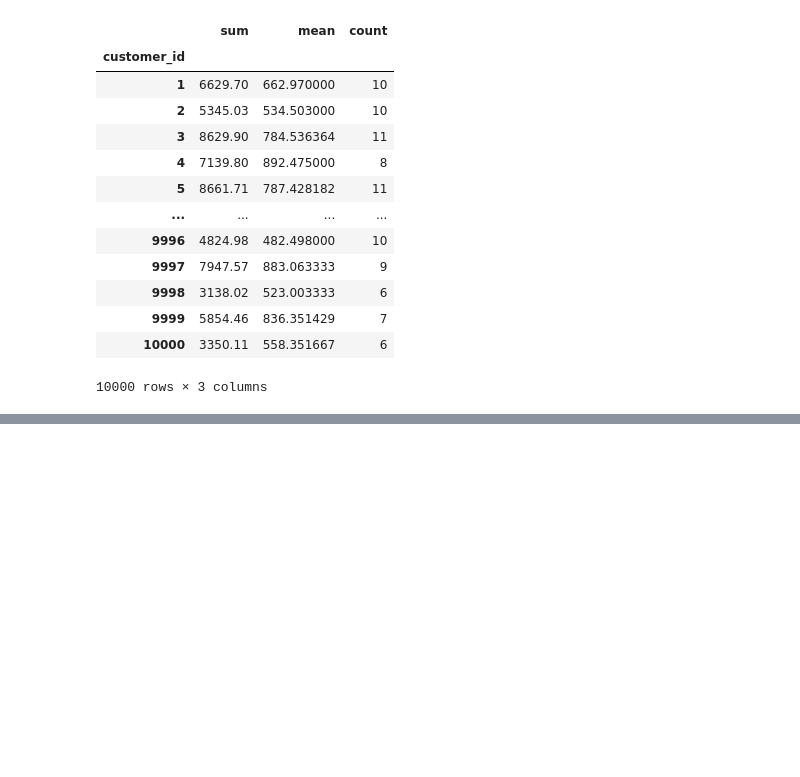
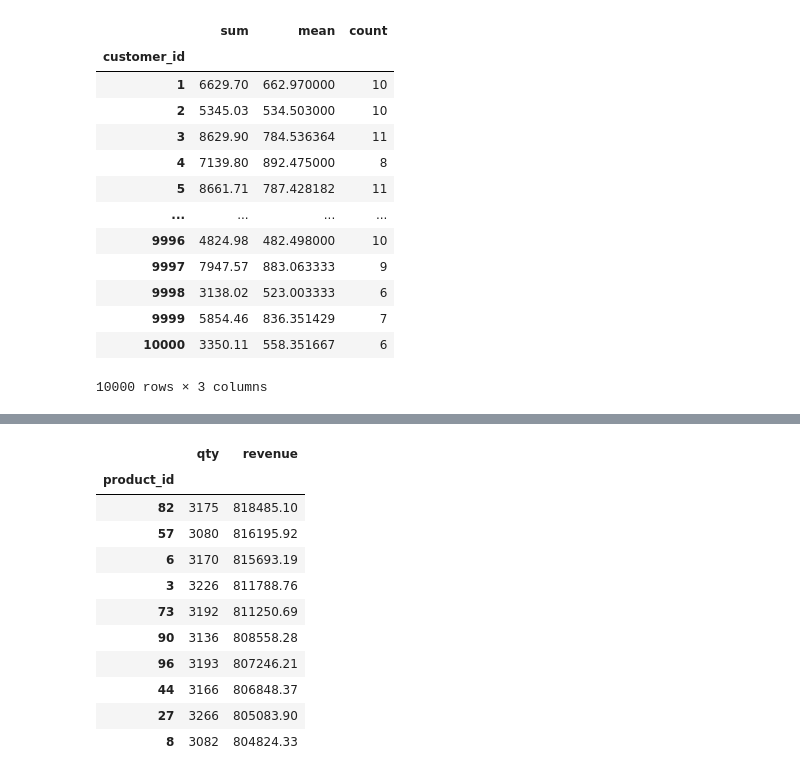
Before and after one commit to Abhishekkange/Machine-Learning, a Jupyter notebook: Numpy/numpy_project.ipynb, the cells around one changed output, grey strips where cells are left out. Cells and saved outputs as stored; diff of their text form; code cells hidden in the pictures; blank space fills up the shorter version.

```diff
--- a/Numpy/numpy_project.ipynb
+++ b/Numpy/numpy_project.ipynb
@@ -323,0 +309,15 @@ top_10_p= product_stats.sort_values("revenue",ascending=False).head(10)
+# %%
+top_10_p
+# %% [output]
+|  | qty | revenue |
+| product_id |  |  |
+| 82 | 3175 | 818485.10 |
+| 57 | 3080 | 816195.92 |
+| 6 | 3170 | 815693.19 |
+| 3 | 3226 | 811788.76 |
+| 73 | 3192 | 811250.69 |
+| 90 | 3136 | 808558.28 |
+| 96 | 3193 | 807246.21 |
+| 44 | 3166 | 806848.37 |
+| 27 | 3266 | 805083.90 |
+| 8 | 3082 | 804824.33 |
```
Also changed, not shown: parts of 2 cells of this notebook, 1 other file.
